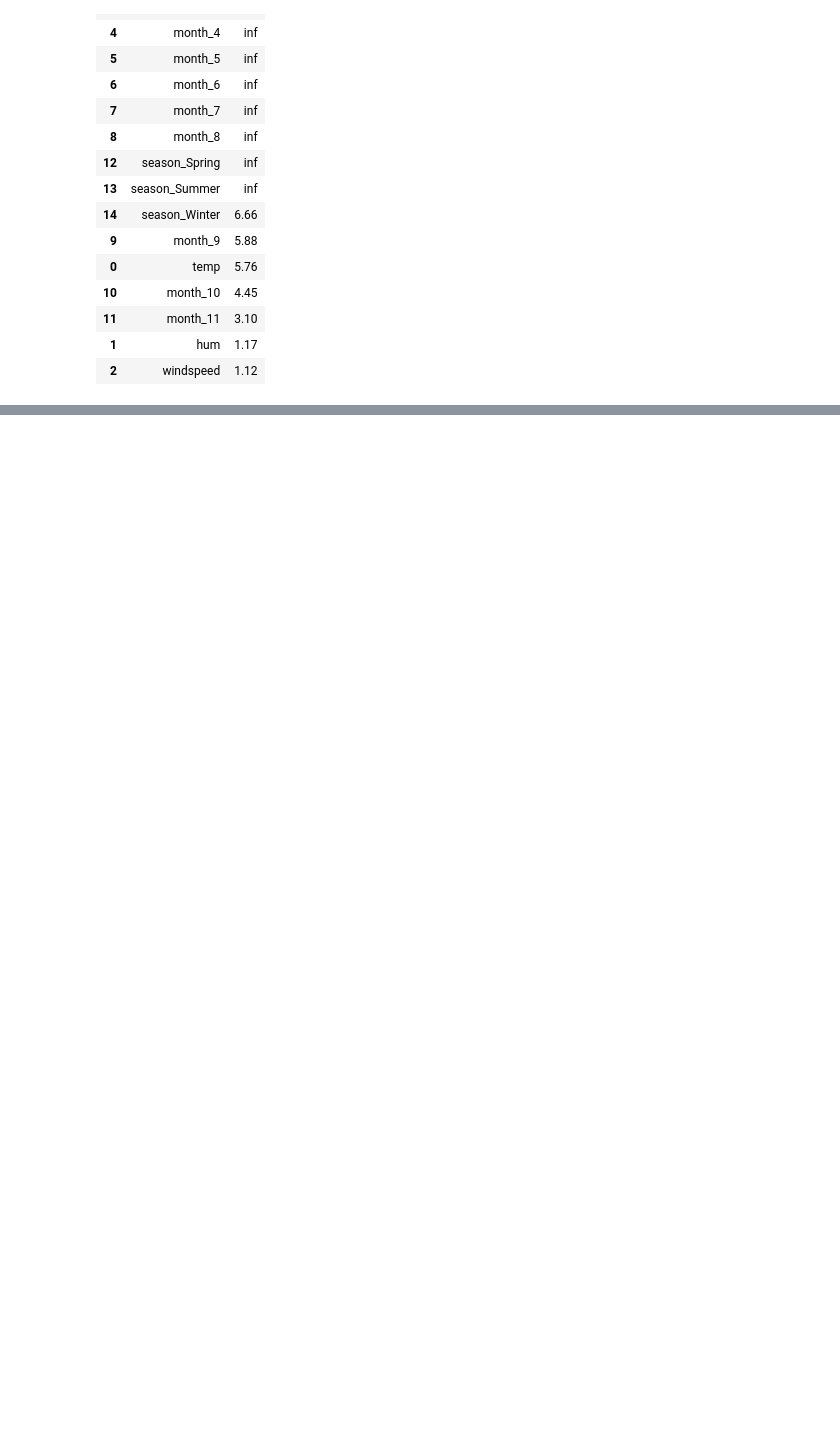
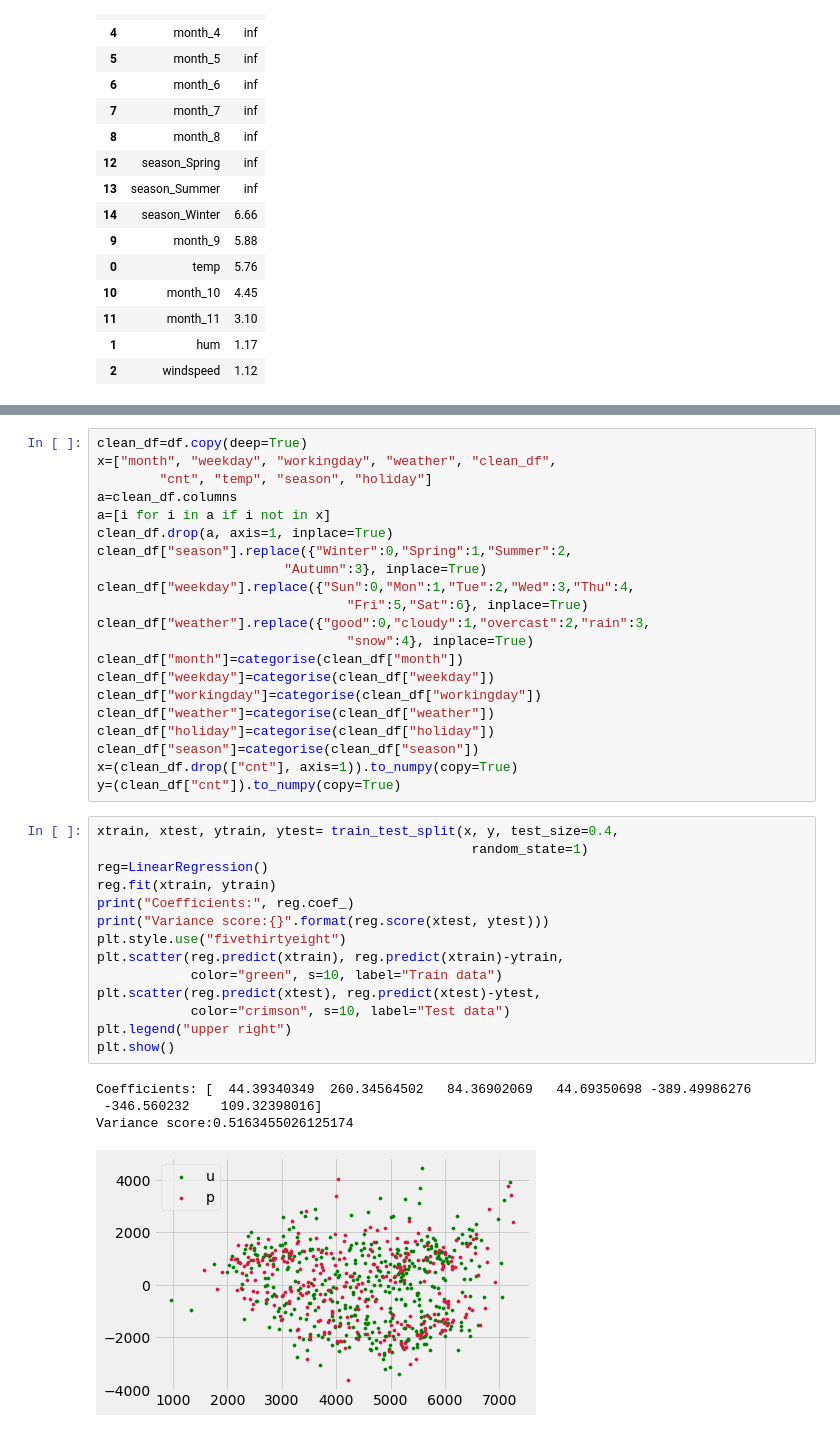
Before and after one commit to gkosmaras/Project_3, a Jupyter notebook: regression.ipynb, the cells around one changed output, grey strips where cells are left out. Drawn from its saved outputs; the diff is of its cells as text; blank space fills up the shorter version.

```diff
--- a/regression.ipynb
+++ b/regression.ipynb
@@ -119,0 +197,40 @@ vif
+# %%
+clean_df=df.copy(deep=True)
+x=["month", "weekday", "workingday", "weather", "clean_df",
+        "cnt", "temp", "season", "holiday"]
+a=clean_df.columns
+a=[i for i in a if i not in x]
+clean_df.drop(a, axis=1, inplace=True)
+clean_df["season"].replace({"Winter":0,"Spring":1,"Summer":2,
+                        "Autumn":3}, inplace=True)
+clean_df["weekday"].replace({"Sun":0,"Mon":1,"Tue":2,"Wed":3,"Thu":4,
+                                "Fri":5,"Sat":6}, inplace=True)
+clean_df["weather"].replace({"good":0,"cloudy":1,"overcast":2,"rain":3,
+                                "snow":4}, inplace=True)
+clean_df["month"]=categorise(clean_df["month"])
+clean_df["weekday"]=categorise(clean_df["weekday"])
+clean_df["workingday"]=categorise(clean_df["workingday"])
+clean_df["weather"]=categorise(clean_df["weather"])
+clean_df["holiday"]=categorise(clean_df["holiday"])
+clean_df["season"]=categorise(clean_df["season"])
+x=(clean_df.drop(["cnt"], axis=1)).to_numpy(copy=True)
+y=(clean_df["cnt"]).to_numpy(copy=True)
+# %%
+xtrain, xtest, ytrain, ytest= train_test_split(x, y, test_size=0.4,
+                                                random_state=1)
+reg=LinearRegression()
+reg.fit(xtrain, ytrain)
+print("Coefficients:", reg.coef_)
+print("Variance score:{}".format(reg.score(xtest, ytest)))
+plt.style.use("fivethirtyeight")
+plt.scatter(reg.predict(xtrain), reg.predict(xtrain)-ytrain,
+            color="green", s=10, label="Train data")
+plt.scatter(reg.predict(xtest), reg.predict(xtest)-ytest,
+            color="crimson", s=10, label="Test data")
+plt.legend("upper right")
+plt.show()
+# %% [output]
+Coefficients: [  44.39340349  260.34564502   84.36902069   44.69350698 -389.49986276
+ -346.560232    109.32398016]
+Variance score:0.5163455026125174
+[figure, added]
```
Also changed, not shown: parts of 8 cells of this notebook.
